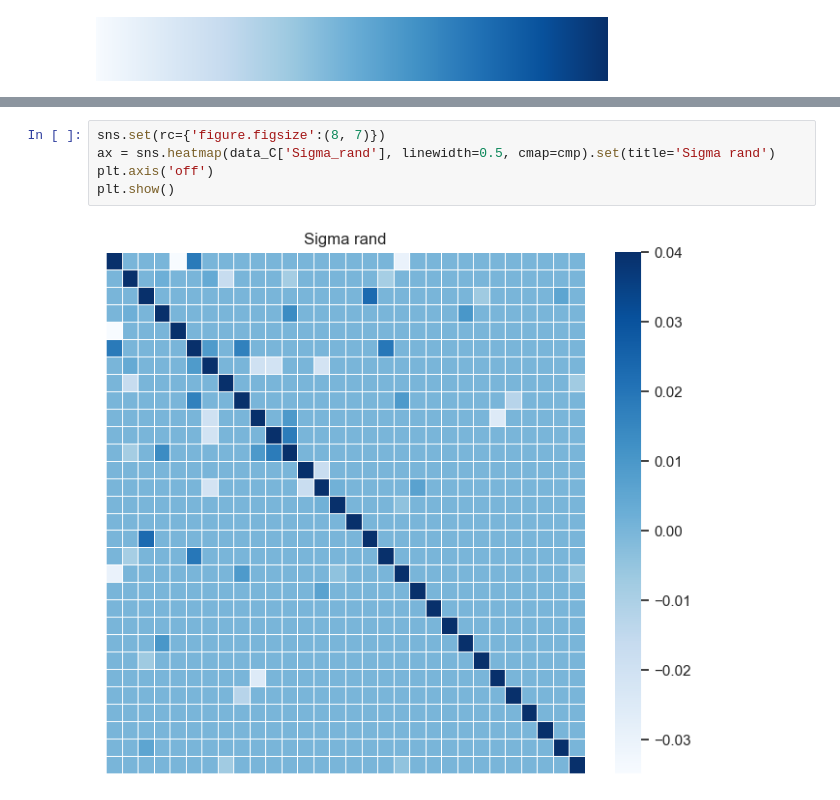
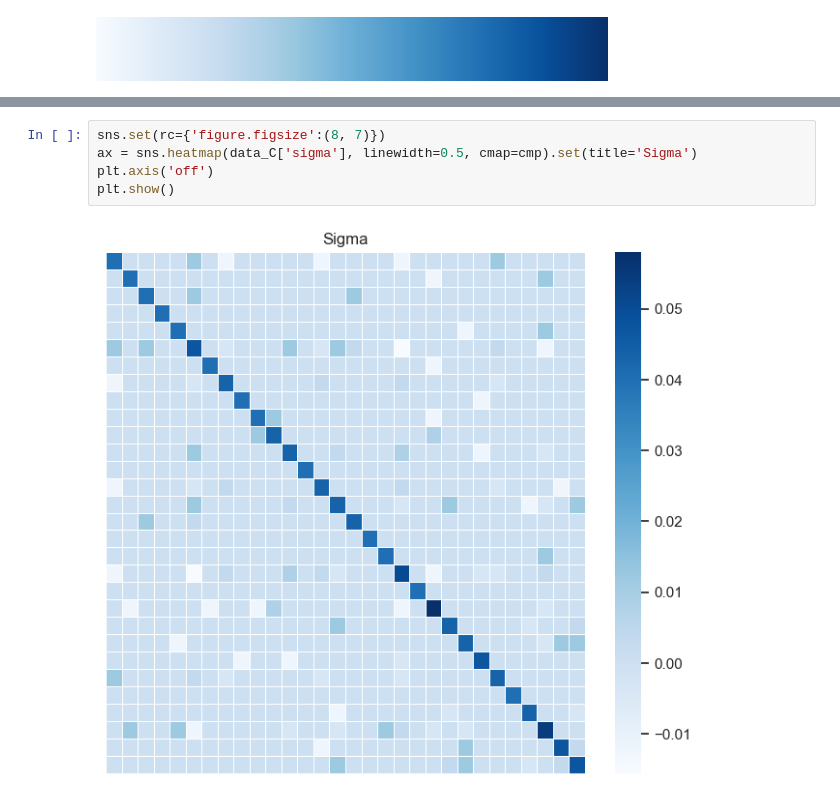
Before and after one commit to arthur900530/Neural-Network-on-Granger-Causality-and-VAR, a Jupyter notebook: src/var_simulation_demo.ipynb, the cells around one changed output, grey strips where cells are left out. Drawn from its saved outputs; the diff is of its cells as text.

```diff
--- a/src/var_simulation_demo.ipynb
+++ b/src/var_simulation_demo.ipynb
@@ -40,7 +40,7 @@ plt.show()
 # %%
 sns.set(rc={'figure.figsize':(8, 7)})
-ax = sns.heatmap(data_C['Sigma_rand'], linewidth=0.5, cmap=cmp).set(title='Sigma rand')
+ax = sns.heatmap(data_C['sigma'], linewidth=0.5, cmap=cmp).set(title='Sigma')
 plt.axis('off')
 plt.show()
 # %% [output]
-[figure, old version]
+[figure, new version]
```
Also changed, not shown: parts of 5 cells of this notebook, 3 other files.
